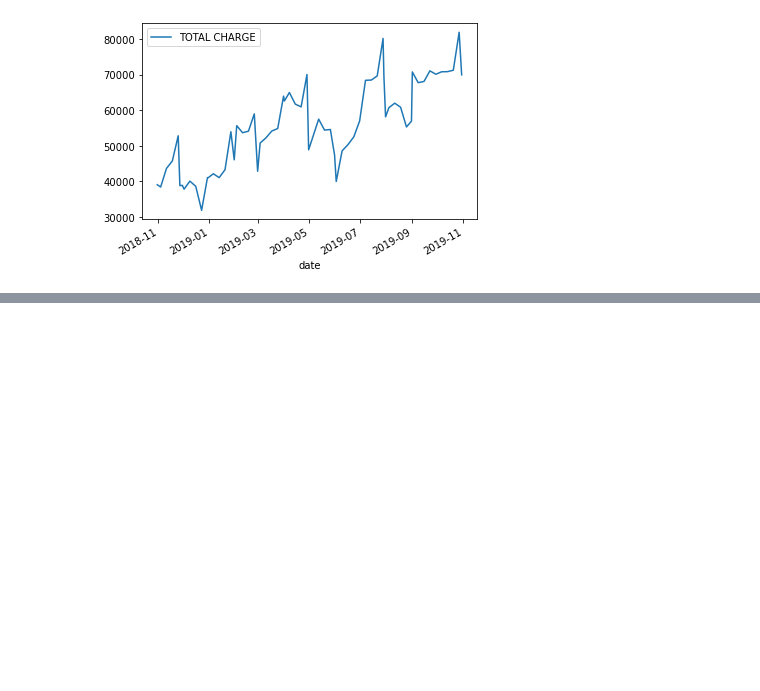
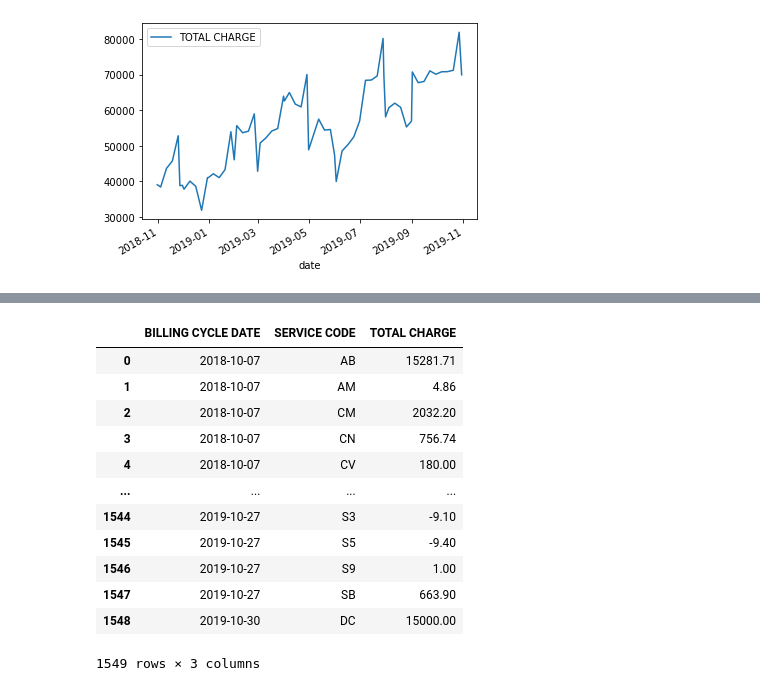
Before and after one commit to GhassanAssabaa/Bills-Forecasting, a Jupyter notebook: Analyse.ipynb, the cells around one changed output, grey strips where cells are left out. Cells and saved outputs as stored; diff of their text form; code cells hidden in the pictures; blank space fills up the shorter version.

```diff
--- a/Analyse de la série temporelle.ipynb
+++ b/Analyse.ipynb
@@ -62,0 +73,7 @@ Charge_mean.plot()
+# %%
+import pandas as pd
+
+df = pd.read_excel('C:/Users/HP/Desktop/Prévision/Total.xlsx', index_col=0)
+# %%
+# Convert Date into Datetime
+df['BILLING CYCLE DATE']=pd.to_datetime(df['BILLING CYCLE DATE'])
@@ -62,0 +96,18 @@ Charge_mean.plot()
+# %%
+df_ne = df.groupby(['BILLING CYCLE DATE','SERVICE CODE'],as_index=False)['TOTAL CHARGE'].sum()
+# %%
+df_ne
+# %% [output]
+|  | BILLING CYCLE DATE | SERVICE CODE | TOTAL CHARGE |
+| 0 | 2018-10-07 | AB | 15281.71 |
+| 1 | 2018-10-07 | AM | 4.86 |
+| 2 | 2018-10-07 | CM | 2032.20 |
+| 3 | 2018-10-07 | CN | 756.74 |
+| 4 | 2018-10-07 | CV | 180.00 |
+| ... | ... | ... | ... |
+| 1544 | 2019-10-27 | S3 | -9.10 |
+| 1545 | 2019-10-27 | S5 | -9.40 |
+| 1546 | 2019-10-27 | S9 | 1.00 |
+| 1547 | 2019-10-27 | SB | 663.90 |
+| 1548 | 2019-10-30 | DC | 15000.00 |
+1549 rows × 3 columns
```
Also changed, not shown: parts of 11 cells of this notebook, 2 other files.
